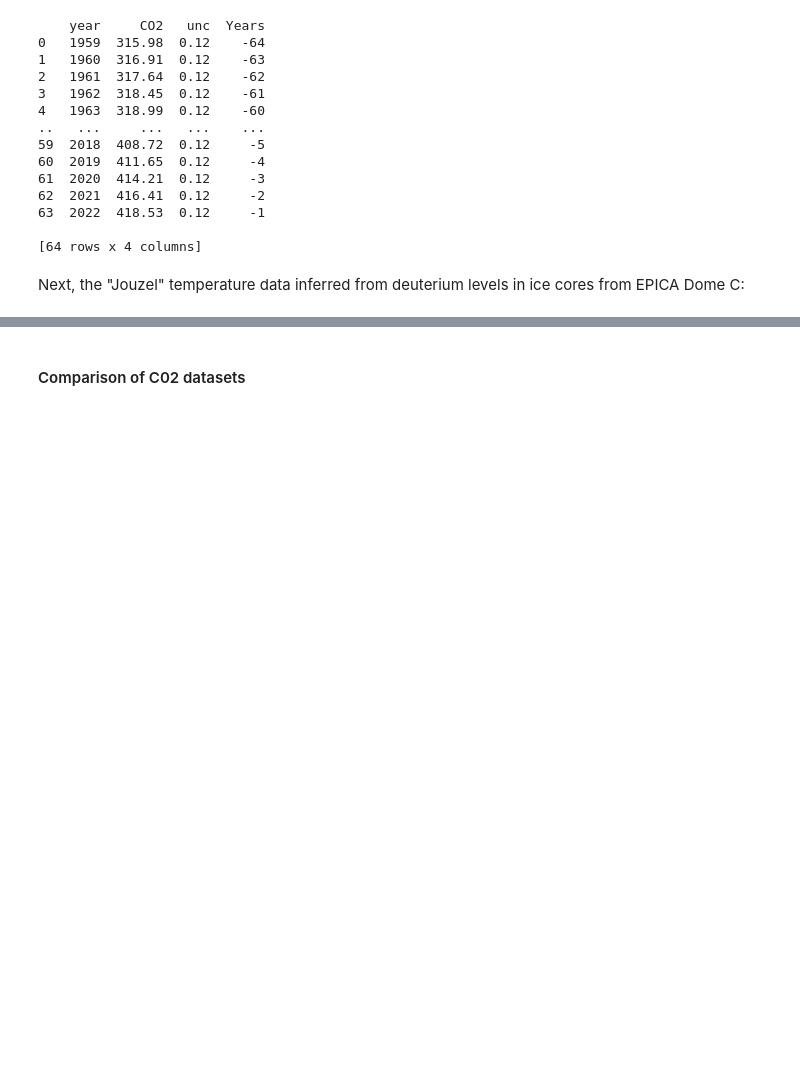
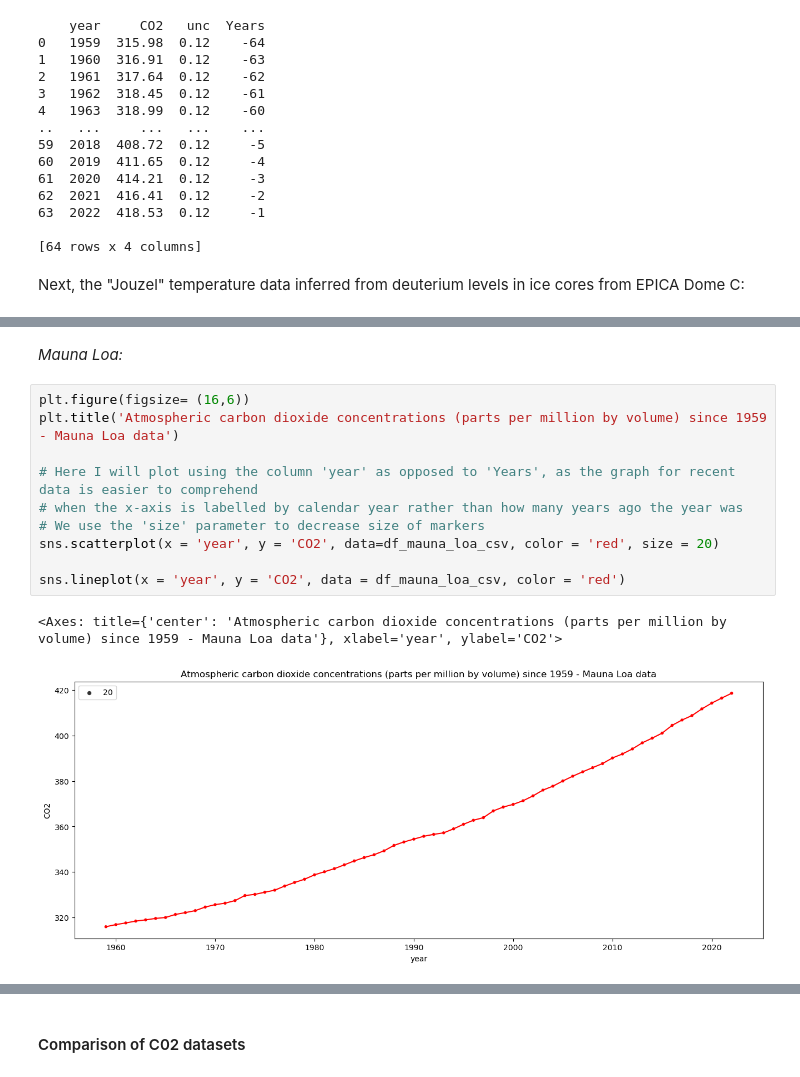
Before and after one commit to jmce22/pfda_project2, a Jupyter notebook: pfda_project2.ipynb, the cells around one changed output, grey strips where cells are left out. Saved outputs shown, nothing was run; the diff lists cells and outputs as text; blank space fills up the shorter version.

```diff
--- a/pfda_project2.ipynb
+++ b/pfda_project2.ipynb
@@ -150,0 +185,15 @@ sns.lineplot(x = 'Years', y = 'CO2', data = df_co2_nature, color = 'blue')
+# %% [markdown]
+*Mauna Loa:*
+# %%
+plt.figure(figsize= (16,6))
+plt.title('Atmospheric carbon dioxide concentrations (parts per million by volume) since 1959 - Mauna Loa data')
+
+# Here I will plot using the column 'year' as opposed to 'Years', as the graph for recent data is easier to comprehend
+# when the x-axis is labelled by calendar year rather than how many years ago the year was
+# We use the 'size' parameter to decrease size of markers
+sns.scatterplot(x = 'year', y = 'CO2', data=df_mauna_loa_csv, color = 'red', size = 20)
+
+sns.lineplot(x = 'year', y = 'CO2', data = df_mauna_loa_csv, color = 'red')
+# %% [output]
+<Axes: title={'center': 'Atmospheric carbon dioxide concentrations (parts per million by volume) since 1959 - Mauna Loa data'}, xlabel='year', ylabel='CO2'>
+[figure, added]
```
Also changed, not shown: parts of 18 cells of this notebook, 2 other files.
